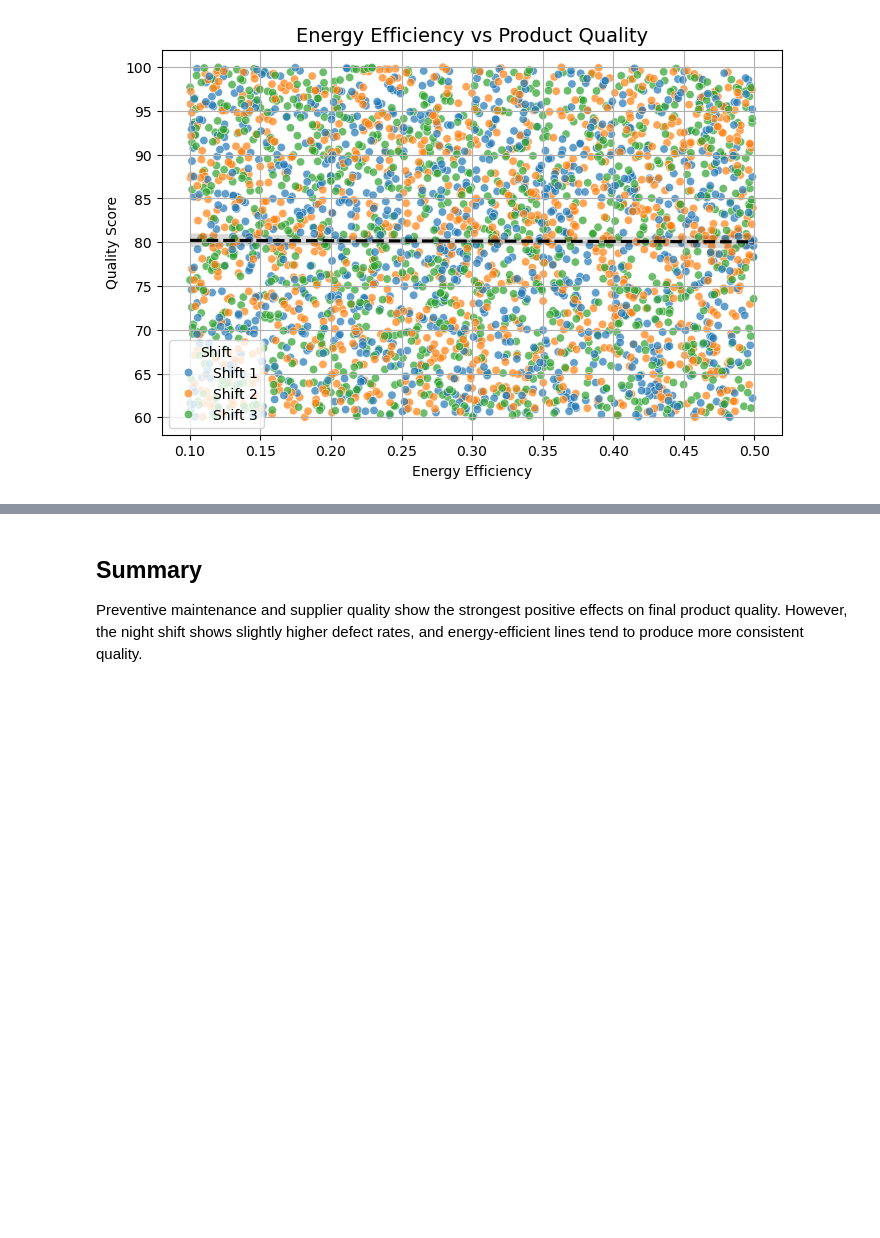
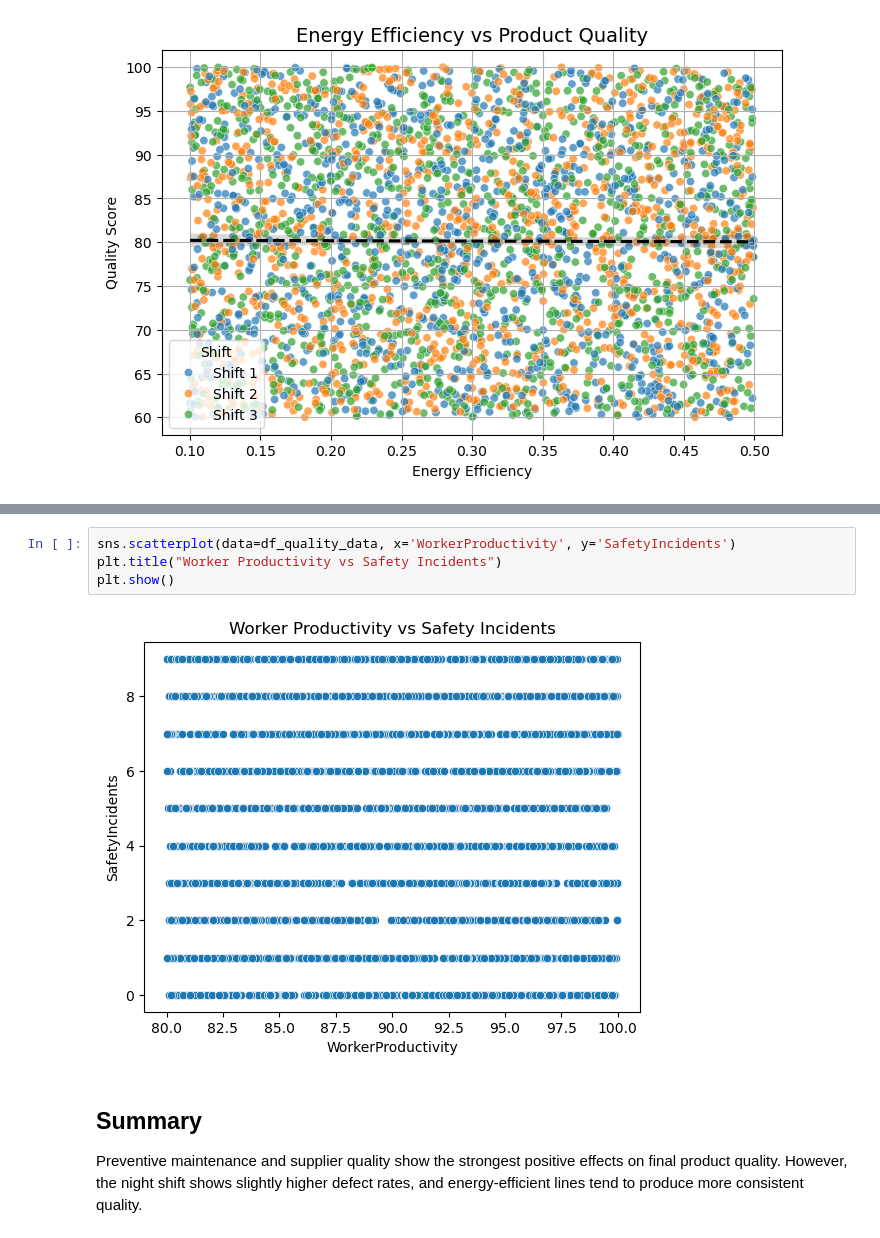
Before and after one commit to bbhatta10/Manufacturing-Quality-Analysis, a Jupyter notebook: quality.ipynb, the cells around one changed output, grey strips where cells are left out. Saved outputs shown, nothing was run; the diff lists cells and outputs as text; blank space fills up the shorter version.

Commit message:
EDA productivity vs Safety

```diff
--- a/quality.ipynb
+++ b/quality.ipynb
@@ -395,3 +401,9 @@ plt.show()
+# %%
+sns.scatterplot(data=df_quality_data, x='WorkerProductivity', y='SafetyIncidents')
+plt.title("Worker Productivity vs Safety Incidents")
+plt.show()
+# %% [output]
+[figure, added]
 # %% [markdown]
 ## Summary
 Preventive maintenance and supplier quality show the strongest positive effects on final product quality. However, the night shift shows slightly higher defect rates, and energy-efficient lines tend to produce more consistent quality.
```
Also changed, not shown: parts of 1 cell of this notebook.
